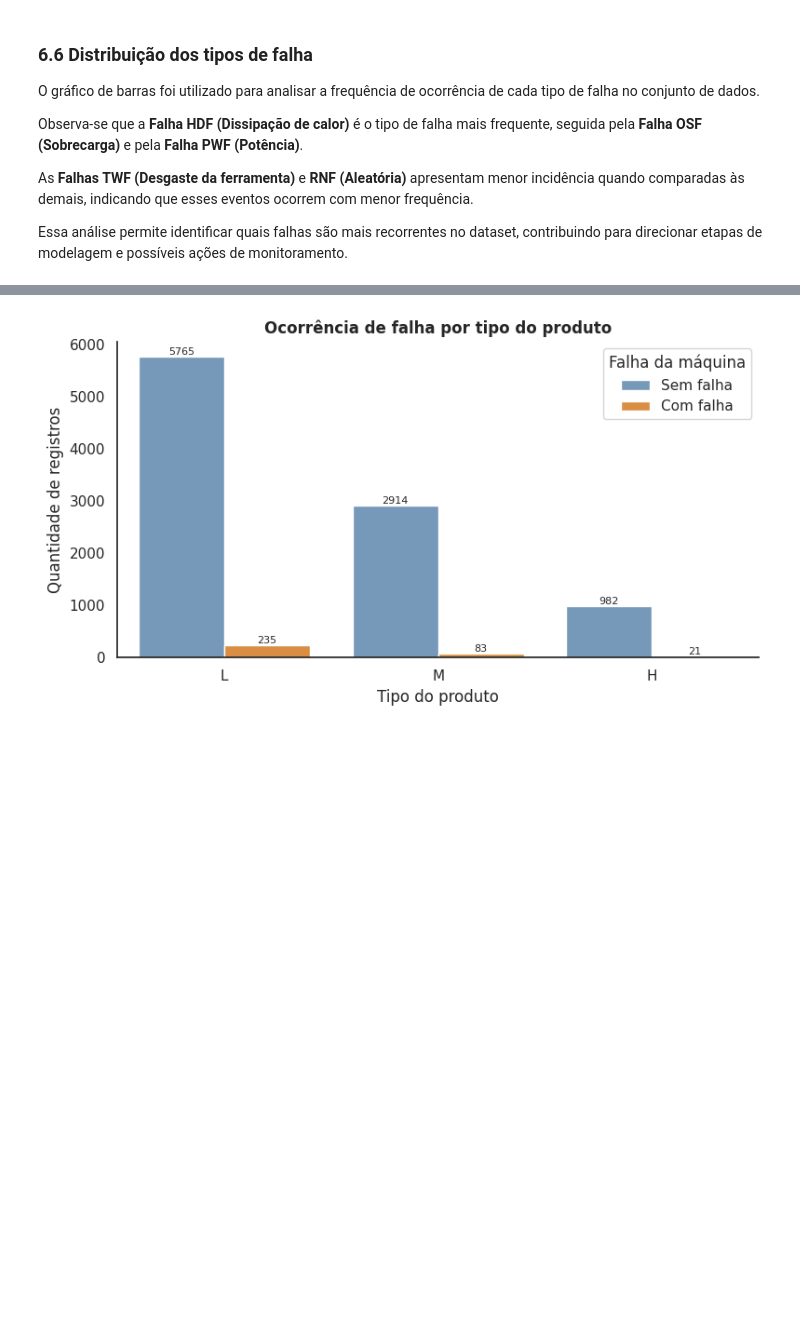
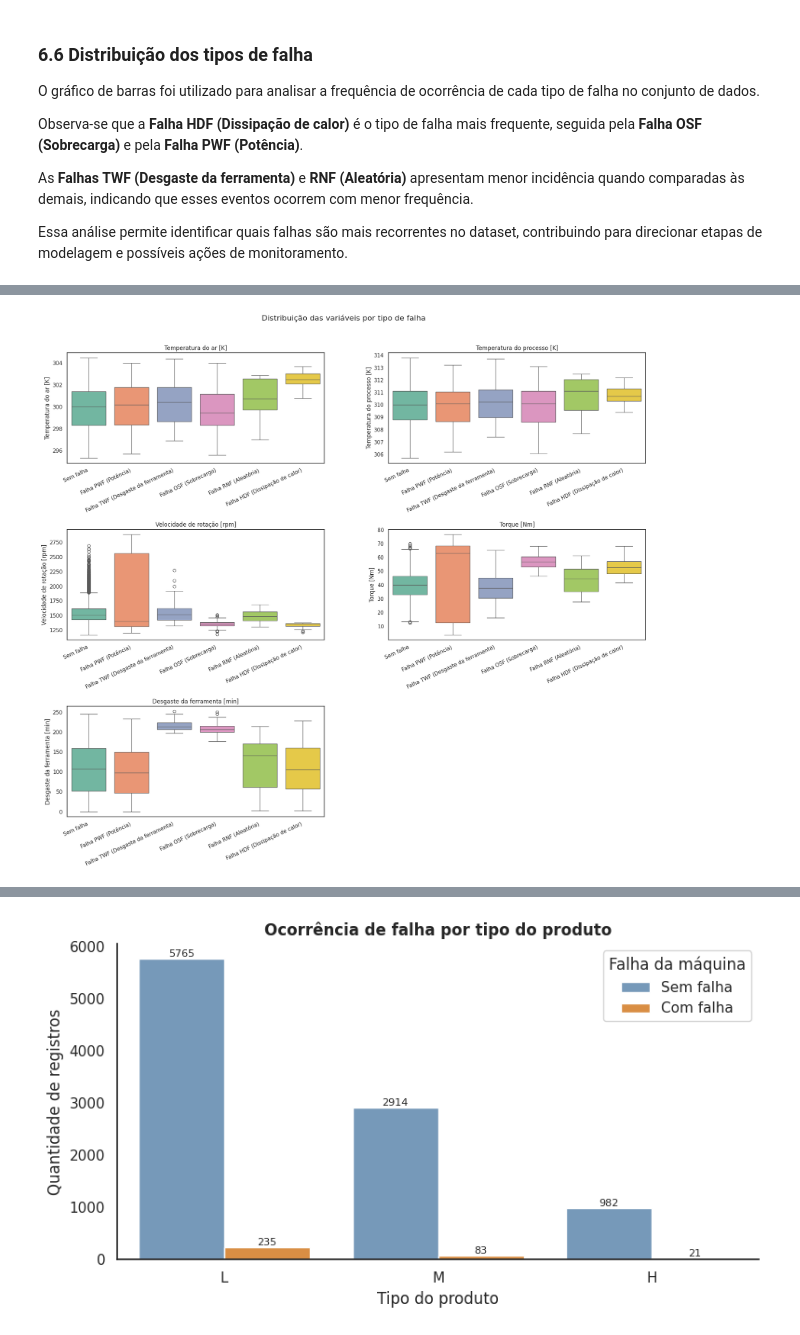
Before and after one commit to thaygorh/Analise-de-Dados-e-Boas-Praticas, a Jupyter notebook: mvp-analise-dados-e-boas-praticas.ipynb, the cells around one changed output, grey strips where cells are left out. Cells and saved outputs as stored; diff of their text form; code cells hidden in the pictures; blank space fills up the shorter version.

```diff
--- a/mvp-analise-dados-e-boas-praticas.ipynb
+++ b/mvp-analise-dados-e-boas-praticas.ipynb
@@ -791,0 +814,38 @@ plt.show()
+# %%
+plt.figure(figsize=(18, 16))  # 🔥 aumentamos principalmente a ALTURA
+
+for i, var in enumerate(variaveis):
+    plt.subplot(3, 2, i+1)
+
+    ax = sns.boxplot(
+        data=df_analysis,
+        x='Tipo de falha',
+        y=var,
+        palette='Set2'
+    )
+
+    novos_labels = [mapa_rotulos.get(t.get_text(), t.get_text()) for t in ax.get_xticklabels()]
+    ax.set_xticklabels(novos_labels, rotation=25, ha='right')
+
+    plt.title(var, fontsize=12)
+    plt.xlabel('')
+
+# remover último subplot vazio
+plt.subplot(3, 2, 6)
+plt.axis('off')
+
+plt.suptitle(
+    'Distribuição das variáveis por tipo de falha',
+    fontsize=16,
+    y=1.02
+)
+
+plt.tight_layout()
+
+# 🔥 mais espaço entre linhas (vertical)
+plt.subplots_adjust(hspace=0.6, wspace=0.25)
+
+plt.show()
+plt.show()
+# %% [output]
+[figure, added]
```
Also changed, not shown: parts of 8 cells of this notebook.
